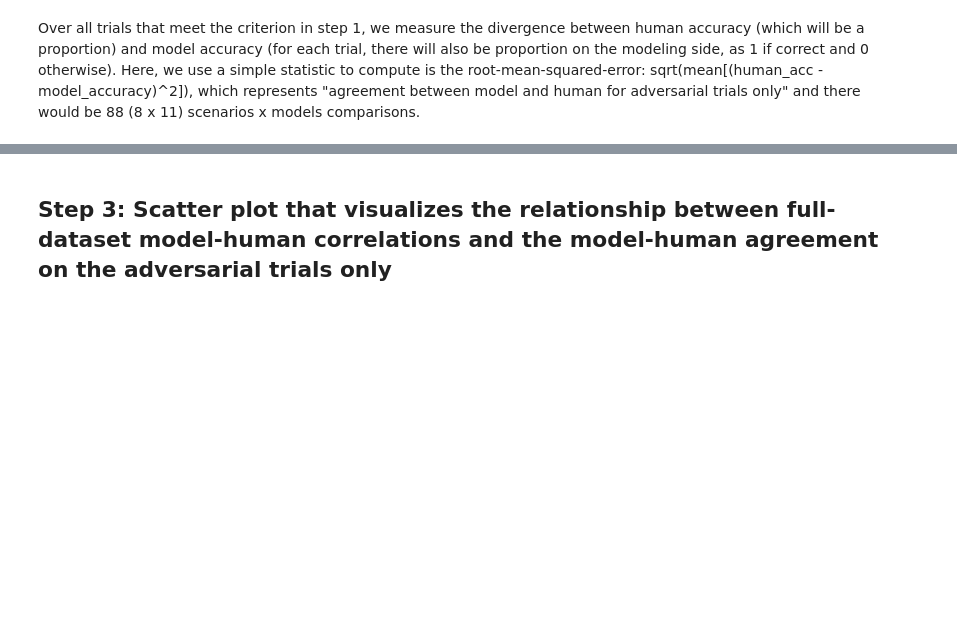
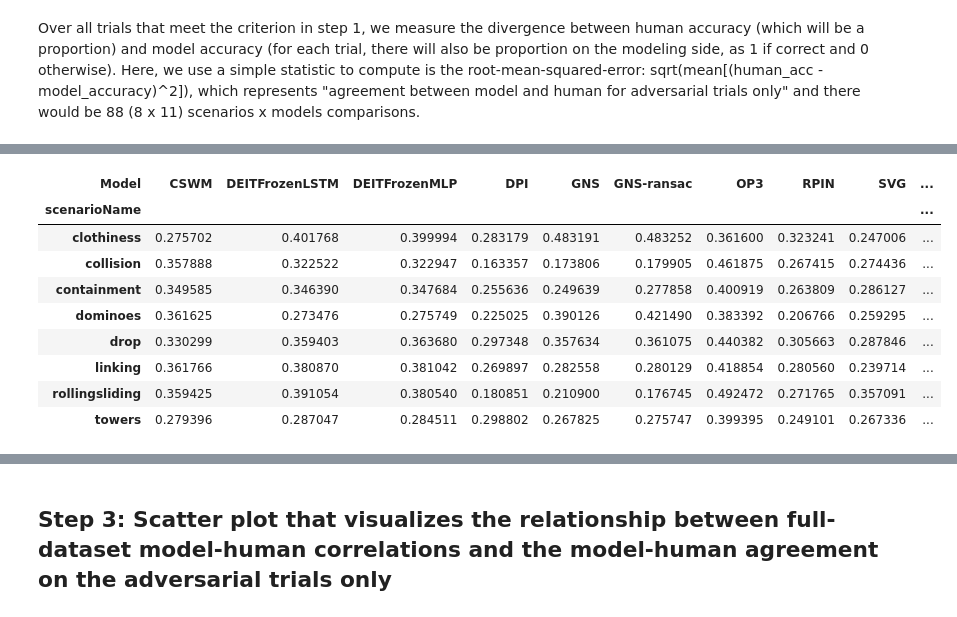
Before and after one commit to cogtoolslab/physics-benchmarking-neurips2021, a Jupyter notebook: analysis/analyze_human_model_behavior.ipynb, the cells around one changed output, grey strips where cells are left out. Saved outputs shown, nothing was run; the diff lists cells and outputs as text; code cells hidden in the pictures; blank space fills up the shorter version.

```diff
--- a/analysis/analyze_human_model_behavior.ipynb
+++ b/analysis/analyze_human_model_behavior.ipynb
@@ -416,0 +376,16 @@ plt.show()
+# %%
+# create a pivot table for heat map
+HM_disc_all = pd.pivot_table(HM_disc_all.reset_index(), index=['scenarioName'], columns=['Model'], values=['rmse'])
+HM_disc_all.columns = HM_disc_all.columns.droplevel(0)
+HM_disc_all
+# %% [output]
+| Model | CSWM | DEITFrozenLSTM | DEITFrozenMLP | DPI | GNS | GNS-ransac | OP3 | RPIN | SVG | ... |
+| scenarioName |  |  |  |  |  |  |  |  |  | ... |
+| clothiness | 0.275702 | 0.401768 | 0.399994 | 0.283179 | 0.483191 | 0.483252 | 0.361600 | 0.323241 | 0.247006 | ... |
+| collision | 0.357888 | 0.322522 | 0.322947 | 0.163357 | 0.173806 | 0.179905 | 0.461875 | 0.267415 | 0.274436 | ... |
+| containment | 0.349585 | 0.346390 | 0.347684 | 0.255636 | 0.249639 | 0.277858 | 0.400919 | 0.263809 | 0.286127 | ... |
+| dominoes | 0.361625 | 0.273476 | 0.275749 | 0.225025 | 0.390126 | 0.421490 | 0.383392 | 0.206766 | 0.259295 | ... |
+| drop | 0.330299 | 0.359403 | 0.363680 | 0.297348 | 0.357634 | 0.361075 | 0.440382 | 0.305663 | 0.287846 | ... |
+| linking | 0.361766 | 0.380870 | 0.381042 | 0.269897 | 0.282558 | 0.280129 | 0.418854 | 0.280560 | 0.239714 | ... |
+| rollingsliding | 0.359425 | 0.391054 | 0.380540 | 0.180851 | 0.210900 | 0.176745 | 0.492472 | 0.271765 | 0.357091 | ... |
+| towers | 0.279396 | 0.287047 | 0.284511 | 0.298802 | 0.267825 | 0.275747 | 0.399395 | 0.249101 | 0.267336 | ... |
```
Also changed, not shown: parts of 20 cells of this notebook.
